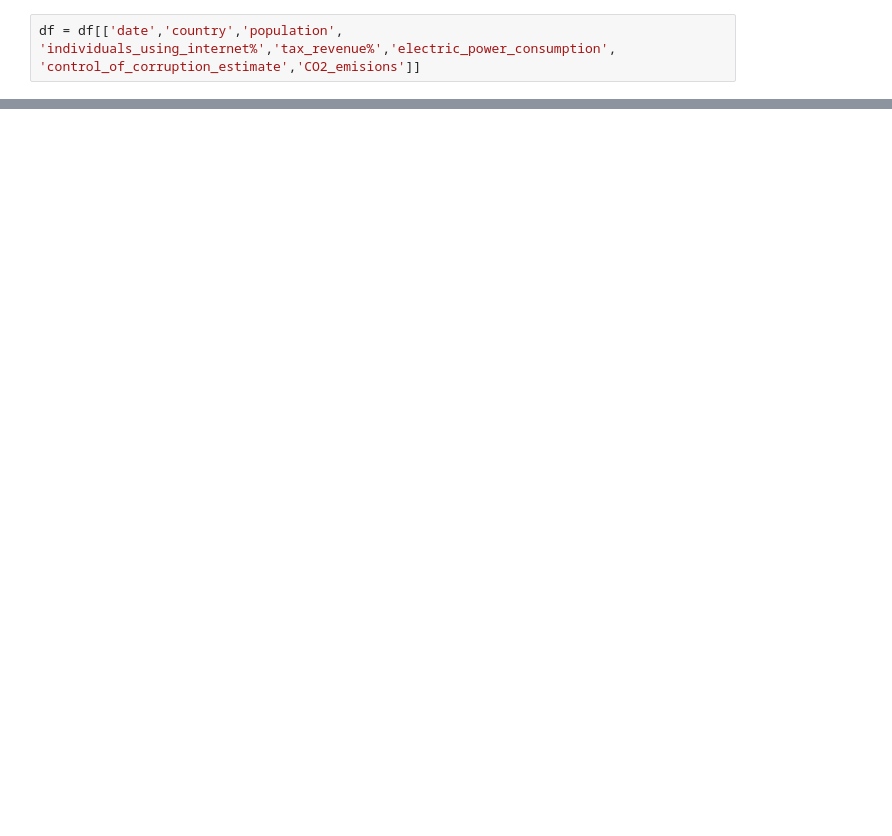
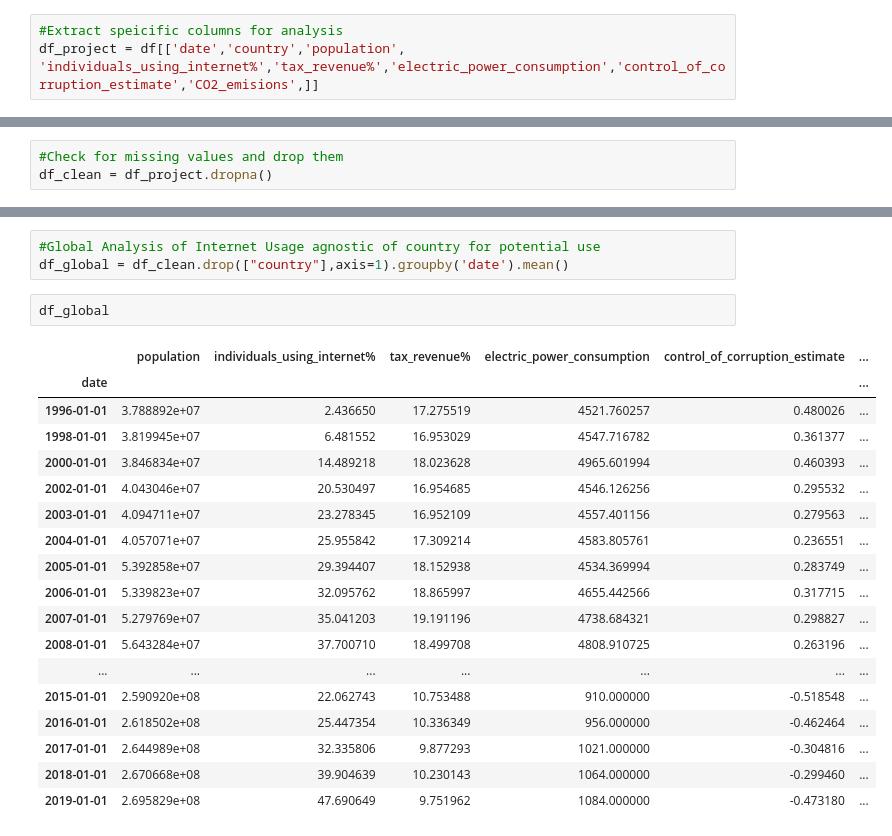
Before and after one commit to Goldhelios/Global-Internet-Usage-Analysis, a Jupyter notebook: inital_explore.ipynb, the cells around one changed output, grey strips where cells are left out. Cells and saved outputs as stored; diff of their text form; blank space fills up the shorter version.

Commit message:
Final working notebook for group

```diff
--- a/inital_explore.ipynb
+++ b/inital_explore.ipynb
@@ -46,2 +67,3 @@ Index(['country', 'date', 'agricultural_land%', 'forest_land%', 'land_area',
 # %%
-df = df[['date','country','population', 'individuals_using_internet%','tax_revenue%','electric_power_consumption', 'control_of_corruption_estimate','CO2_emisions']]
+#Extract speicific columns for analysis
+df_project = df[['date','country','population', 'individuals_using_internet%','tax_revenue%','electric_power_consumption','control_of_corruption_estimate','CO2_emisions',]]
@@ -261,0 +70,3 @@ df_net.groupby('country')['individuals_using_internet%'].mean().sort_values(asce
+# %%
+#Check for missing values and drop them
+df_clean = df_project.dropna()
@@ -261,0 +130,24 @@ df_net.groupby('country')['individuals_using_internet%'].mean().sort_values(asce
+# %%
+#Global Analysis of Internet Usage agnostic of country for potential use
+df_global = df_clean.drop(["country"],axis=1).groupby('date').mean()
+# %%
+df_global
+# %% [output]
+|  | population | individuals_using_internet% | tax_revenue% | electric_power_consumption | control_of_corruption_estimate | ... |
+| date |  |  |  |  |  | ... |
+| 1996-01-01 | 3.788892e+07 | 2.436650 | 17.275519 | 4521.760257 | 0.480026 | ... |
+| 1998-01-01 | 3.819945e+07 | 6.481552 | 16.953029 | 4547.716782 | 0.361377 | ... |
+| 2000-01-01 | 3.846834e+07 | 14.489218 | 18.023628 | 4965.601994 | 0.460393 | ... |
+| 2002-01-01 | 4.043046e+07 | 20.530497 | 16.954685 | 4546.126256 | 0.295532 | ... |
+| 2003-01-01 | 4.094711e+07 | 23.278345 | 16.952109 | 4557.401156 | 0.279563 | ... |
+| 2004-01-01 | 4.057071e+07 | 25.955842 | 17.309214 | 4583.805761 | 0.236551 | ... |
+| 2005-01-01 | 5.392858e+07 | 29.394407 | 18.152938 | 4534.369994 | 0.283749 | ... |
+| 2006-01-01 | 5.339823e+07 | 32.095762 | 18.865997 | 4655.442566 | 0.317715 | ... |
+| 2007-01-01 | 5.279769e+07 | 35.041203 | 19.191196 | 4738.684321 | 0.298827 | ... |
+| 2008-01-01 | 5.643284e+07 | 37.700710 | 18.499708 | 4808.910725 | 0.263196 | ... |
+| ... | ... | ... | ... | ... | ... | ... |
+| 2015-01-01 | 2.590920e+08 | 22.062743 | 10.753488 | 910.000000 | -0.518548 | ... |
+| 2016-01-01 | 2.618502e+08 | 25.447354 | 10.336349 | 956.000000 | -0.462464 | ... |
+| 2017-01-01 | 2.644989e+08 | 32.335806 | 9.877293 | 1021.000000 | -0.304816 | ... |
+| 2018-01-01 | 2.670668e+08 | 39.904639 | 10.230143 | 1064.000000 | -0.299460 | ... |
+| 2019-01-01 | 2.695829e+08 | 47.690649 | 9.751962 | 1084.000000 | -0.473180 | ... |
```
Also changed, not shown: parts of 28 cells of this notebook.
